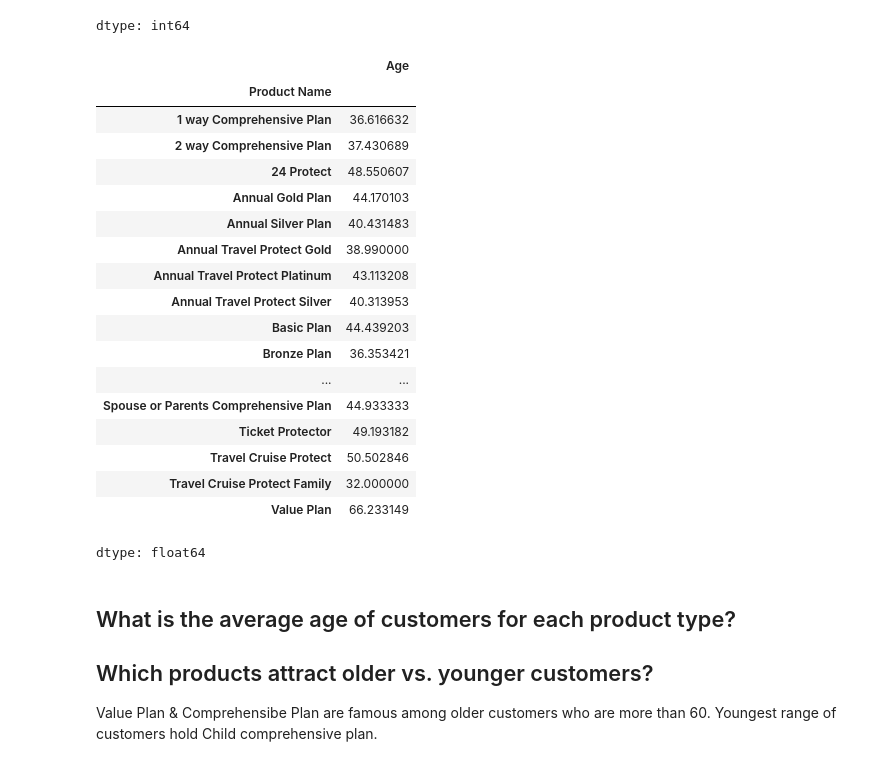
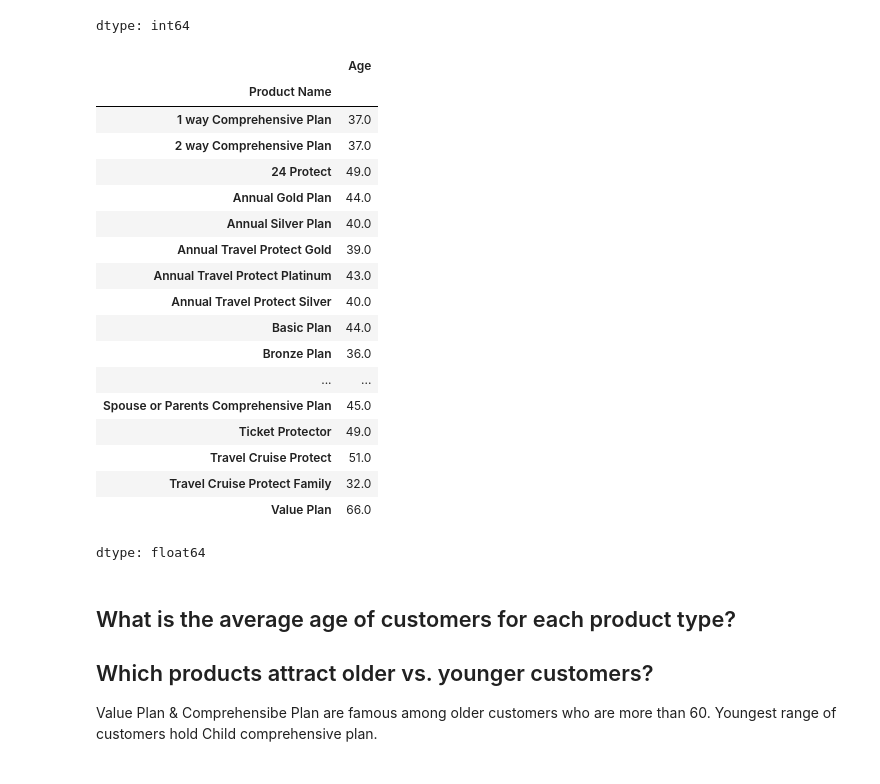
Before and after one commit to HansikaGunasekara/travel-insurance-claims-analysis, a Jupyter notebook: Analyse_travel_insurance_data.ipynb, the cells around one changed output. Saved outputs shown, nothing was run; the diff lists cells and outputs as text; code cells hidden in the pictures.

```diff
--- a/Analyse_travel_insurance_data.ipynb
+++ b/Analyse_travel_insurance_data.ipynb
@@ -328,26 +328,26 @@ df['Product Name'].value_counts()
 dtype: int64
 # %%
 # Average age of customers for each product type
-df.groupby('Product Name')['Age'].mean()
+df.groupby('Product Name')['Age'].mean().round(0)
 # %% [output]
 |  | Age |
 | Product Name |  |
-| 1 way Comprehensive Plan | 36.616632 |
-| 2 way Comprehensive Plan | 37.430689 |
-| 24 Protect | 48.550607 |
-| Annual Gold Plan | 44.170103 |
-| Annual Silver Plan | 40.431483 |
-| Annual Travel Protect Gold | 38.990000 |
-| Annual Travel Protect Platinum | 43.113208 |
-| Annual Travel Protect Silver | 40.313953 |
-| Basic Plan | 44.439203 |
-| Bronze Plan | 36.353421 |
+| 1 way Comprehensive Plan | 37.0 |
+| 2 way Comprehensive Plan | 37.0 |
+| 24 Protect | 49.0 |
+| Annual Gold Plan | 44.0 |
+| Annual Silver Plan | 40.0 |
+| Annual Travel Protect Gold | 39.0 |
+| Annual Travel Protect Platinum | 43.0 |
+| Annual Travel Protect Silver | 40.0 |
+| Basic Plan | 44.0 |
+| Bronze Plan | 36.0 |
 | ... | ... |
-| Spouse or Parents Comprehensive Plan | 44.933333 |
-| Ticket Protector | 49.193182 |
-| Travel Cruise Protect | 50.502846 |
-| Travel Cruise Protect Family | 32.000000 |
-| Value Plan | 66.233149 |
+| Spouse or Parents Comprehensive Plan | 45.0 |
+| Ticket Protector | 49.0 |
+| Travel Cruise Protect | 51.0 |
+| Travel Cruise Protect Family | 32.0 |
+| Value Plan | 66.0 |
 dtype: float64
 # %% [markdown]
 ## What is the average age of customers for each product type?
```
Also changed, not shown: parts of 5 cells of this notebook.
